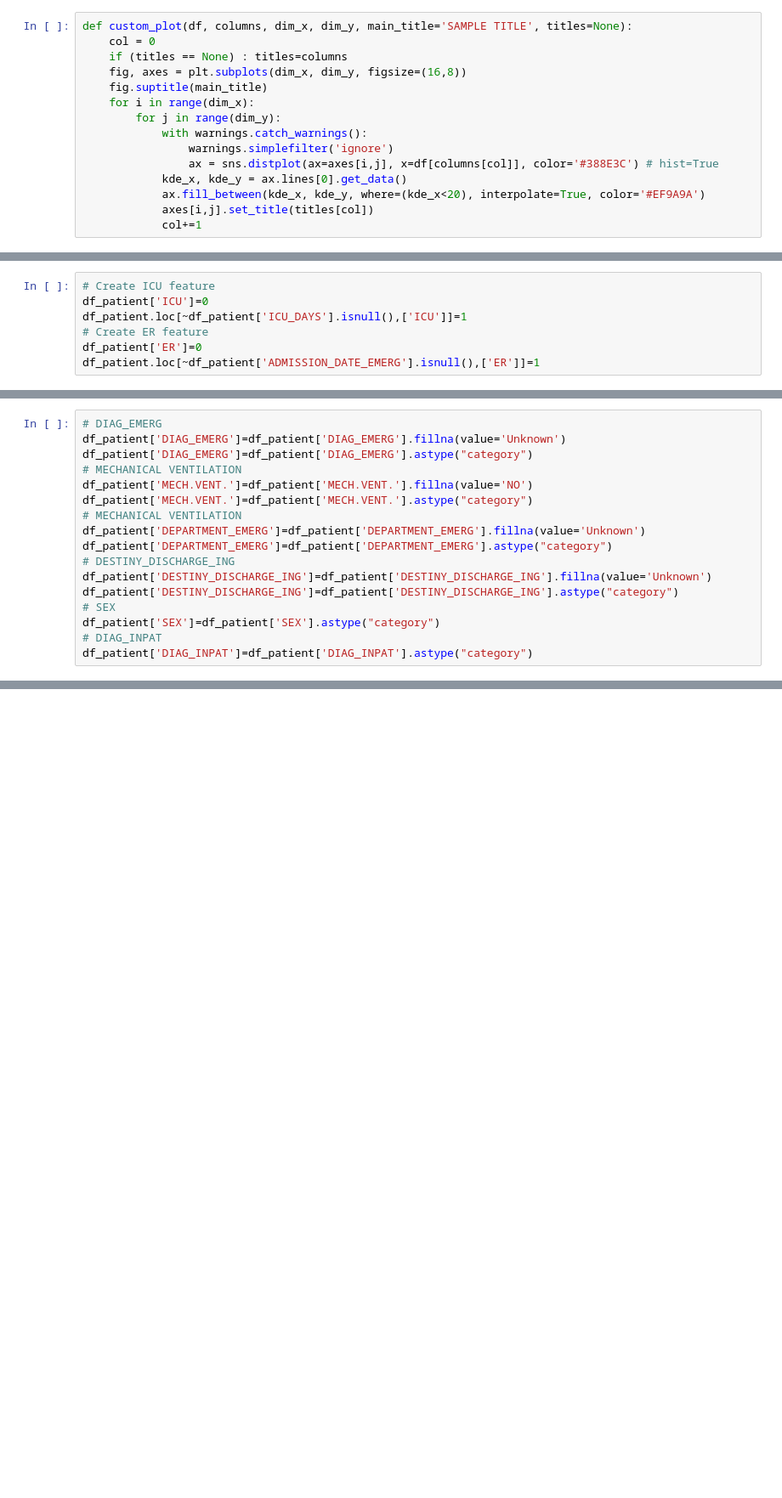
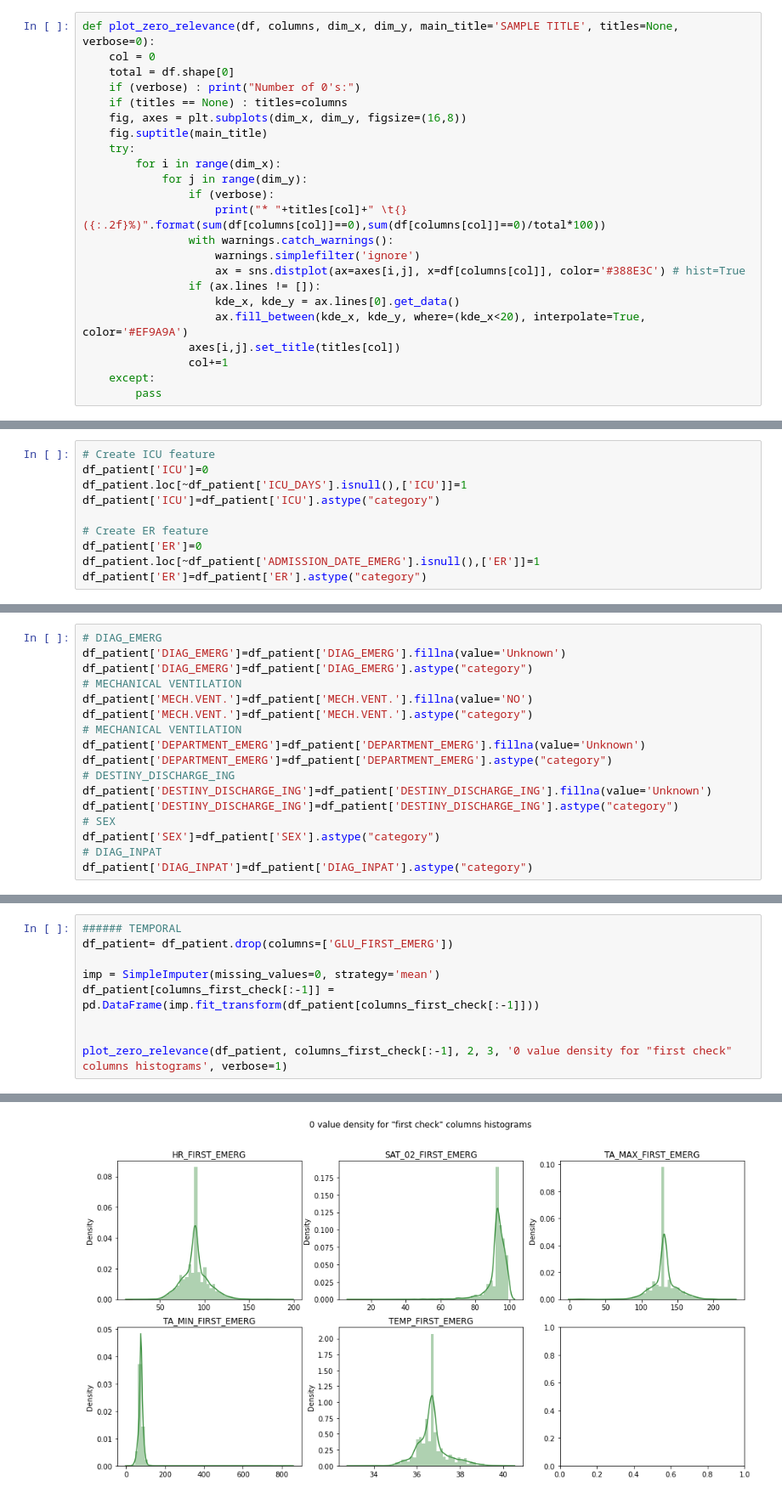
Before and after one commit to unaicarbajo/one-class-covid19, a Jupyter notebook: covid19_prognosis.ipynb, the cells around one changed output, grey strips where cells are left out. Shown at 85% size. Cells and saved outputs as stored; diff of their text form; blank space fills up the shorter version.

```diff
--- a/covid19_prognosis.ipynb
+++ b/covid19_prognosis.ipynb
@@ -39,18 +44,26 @@ def column_percentage(df, column, main_label):
     except:
         return -1
 # %%
-def custom_plot(df, columns, dim_x, dim_y, main_title='SAMPLE TITLE', titles=None):
+def plot_zero_relevance(df, columns, dim_x, dim_y, main_title='SAMPLE TITLE', titles=None, verbose=0):
     col = 0
+    total = df.shape[0]
+    if (verbose) : print("Number of 0's:")
     if (titles == None) : titles=columns
     fig, axes = plt.subplots(dim_x, dim_y, figsize=(16,8))
     fig.suptitle(main_title)
-    for i in range(dim_x):
-        for j in range(dim_y):
-            with warnings.catch_warnings():
-                warnings.simplefilter('ignore')
-                ax = sns.distplot(ax=axes[i,j], x=df[columns[col]], color='#388E3C') # hist=True
-            kde_x, kde_y = ax.lines[0].get_data()
-            ax.fill_between(kde_x, kde_y, where=(kde_x<20), interpolate=True, color='#EF9A9A')
-            axes[i,j].set_title(titles[col])
-            col+=1
+    try:
+        for i in range(dim_x):
+            for j in range(dim_y):
+                if (verbose):
+                    print("* "+titles[col]+" \t{} ({:.2f}%)".format(sum(df[columns[col]]==0),sum(df[columns[col]]==0)/total*100))
+                with warnings.catch_warnings():
+                    warnings.simplefilter('ignore')
+                    ax = sns.distplot(ax=axes[i,j], x=df[columns[col]], color='#388E3C') # hist=True
+                if (ax.lines != []):
+                    kde_x, kde_y = ax.lines[0].get_data()
+                    ax.fill_between(kde_x, kde_y, where=(kde_x<20), interpolate=True, color='#EF9A9A')
+                axes[i,j].set_title(titles[col])
+                col+=1
+    except:
+        pass
 # %% [markdown]
@@ -136,9 +148,12 @@ Inpatients without being in ER: 90. Inpatients being in ER: 2457
 # Create ICU feature
 df_patient['ICU']=0
 df_patient.loc[~df_patient['ICU_DAYS'].isnull(),['ICU']]=1
+df_patient['ICU']=df_patient['ICU'].astype("category")
+
 # Create ER feature
 df_patient['ER']=0
 df_patient.loc[~df_patient['ADMISSION_DATE_EMERG'].isnull(),['ER']]=1
+df_patient['ER']=df_patient['ER'].astype("category")
 # %%
 # REMOVE COLUMNS OF DATES (WHY USE THEM?): 'ICU_DATE_IN','ICU_DATE_OUT','ICU_DAYS','TIME_ADMISSION_EMERG',
                                           # 'DISCHARGE_DATE_ING', 'TIME_CONSTANT_FIRST_EMERG'
@@ -271,0 +259,10 @@ Outlier removal.
+# %%
+###### TEMPORAL
+df_patient= df_patient.drop(columns=['GLU_FIRST_EMERG'])
+
+imp = SimpleImputer(missing_values=0, strategy='mean')
+df_patient[columns_first_check[:-1]] = pd.DataFrame(imp.fit_transform(df_patient[columns_first_check[:-1]]))
+
+
+plot_zero_relevance(df_patient, columns_first_check[:-1], 2, 3, '0 value density for "first check" columns histograms', verbose=1)
+# %% [output]
@@ -271,0 +275 @@ Outlier removal.
+[figure, added]
```
Also changed, not shown: parts of 40 cells of this notebook.
